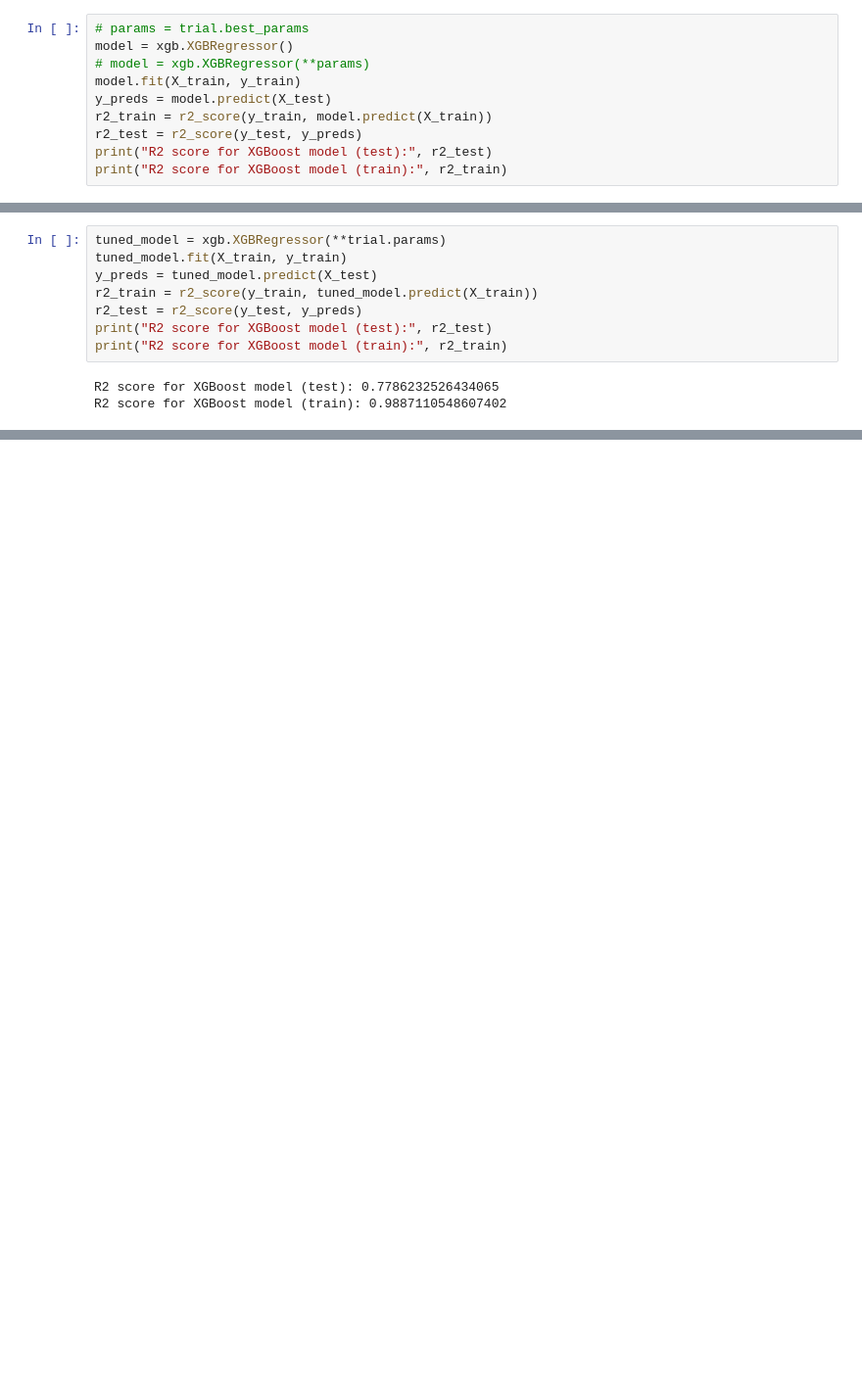
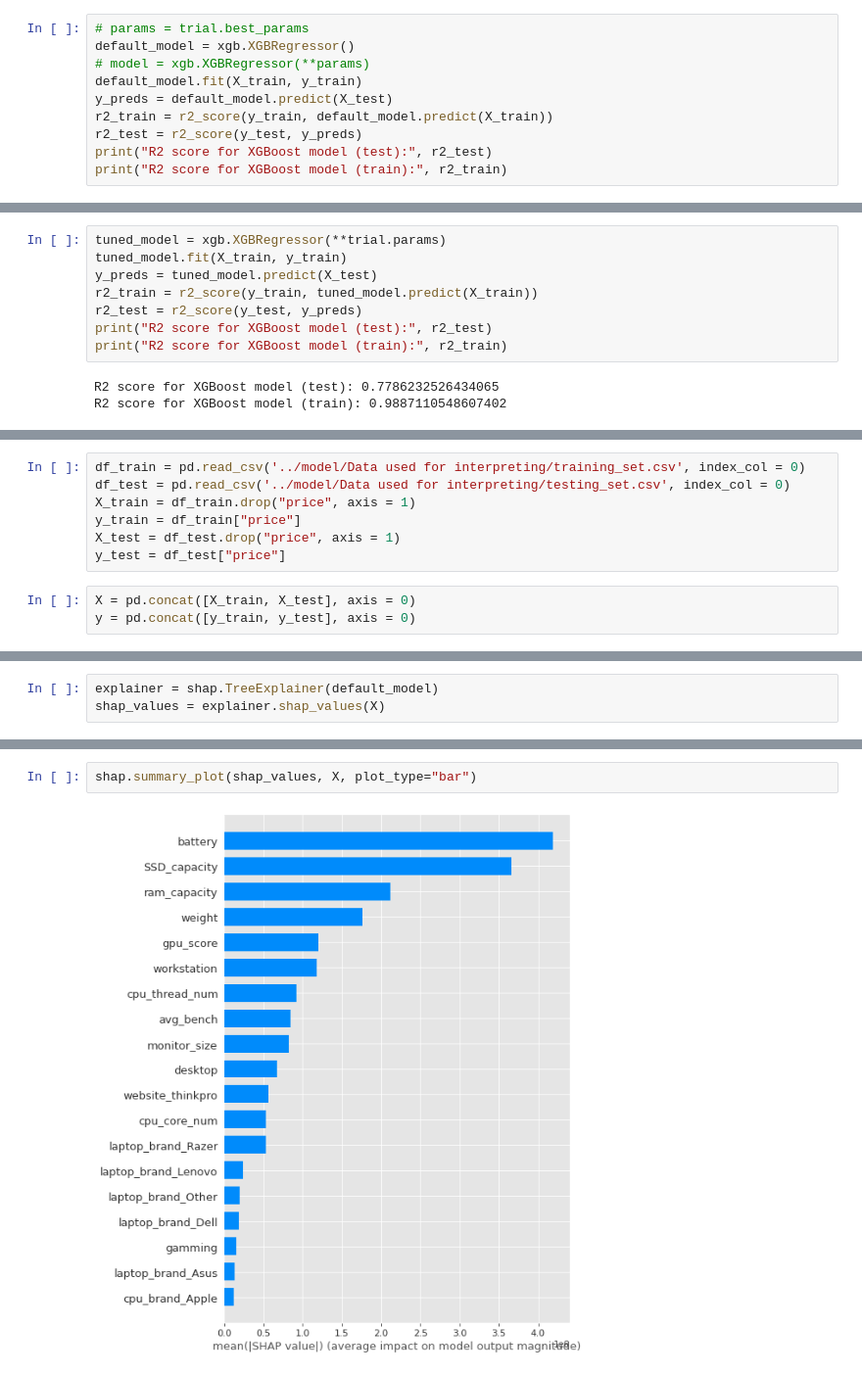
Before and after one commit to tranvuongquocdat/Semester20221_IntroToDataScience_CapstoneProject, a Jupyter notebook: model/XGBoost.ipynb, the cells around one changed output, grey strips where cells are left out. Shown at 98% size. Cells and saved outputs as stored; diff of their text form; blank space fills up the shorter version.

Commit message:
Add interpreting for XGBoost

```diff
--- a/model/XGBoost.ipynb
+++ b/model/XGBoost.ipynb
@@ -25,11 +25,11 @@ y_test = df_test["price"]
 #### First, we try the default hyperparameters of XGBoost
 # %%
 # params = trial.best_params
-model = xgb.XGBRegressor()
+default_model = xgb.XGBRegressor()
 # model = xgb.XGBRegressor(**params)
-model.fit(X_train, y_train)
-y_preds = model.predict(X_test)
-r2_train = r2_score(y_train, model.predict(X_train))
+default_model.fit(X_train, y_train)
+y_preds = default_model.predict(X_test)
+r2_train = r2_score(y_train, default_model.predict(X_train))
 r2_test = r2_score(y_test, y_preds)
 print("R2 score for XGBoost model (test):", r2_test)
 print("R2 score for XGBoost model (train):", r2_train)
@@ -216,0 +216,10 @@ R2 score for XGBoost model (train): 0.9887110548607402
+# %%
+df_train = pd.read_csv('../model/Data used for interpreting/training_set.csv', index_col = 0)
+df_test = pd.read_csv('../model/Data used for interpreting/testing_set.csv', index_col = 0)
+X_train = df_train.drop("price", axis = 1)
+y_train = df_train["price"]
+X_test = df_test.drop("price", axis = 1)
+y_test = df_test["price"]
+# %%
+X = pd.concat([X_train, X_test], axis = 0)
+y = pd.concat([y_train, y_test], axis = 0)
@@ -216,0 +228,3 @@ R2 score for XGBoost model (train): 0.9887110548607402
+# %%
+explainer = shap.TreeExplainer(default_model)
+shap_values = explainer.shap_values(X)
@@ -216,0 +269,4 @@ R2 score for XGBoost model (train): 0.9887110548607402
+# %%
+shap.summary_plot(shap_values, X, plot_type="bar")
+# %% [output]
+[figure, added]
```
Also changed, not shown: parts of 21 cells of this notebook, 4 other files.
